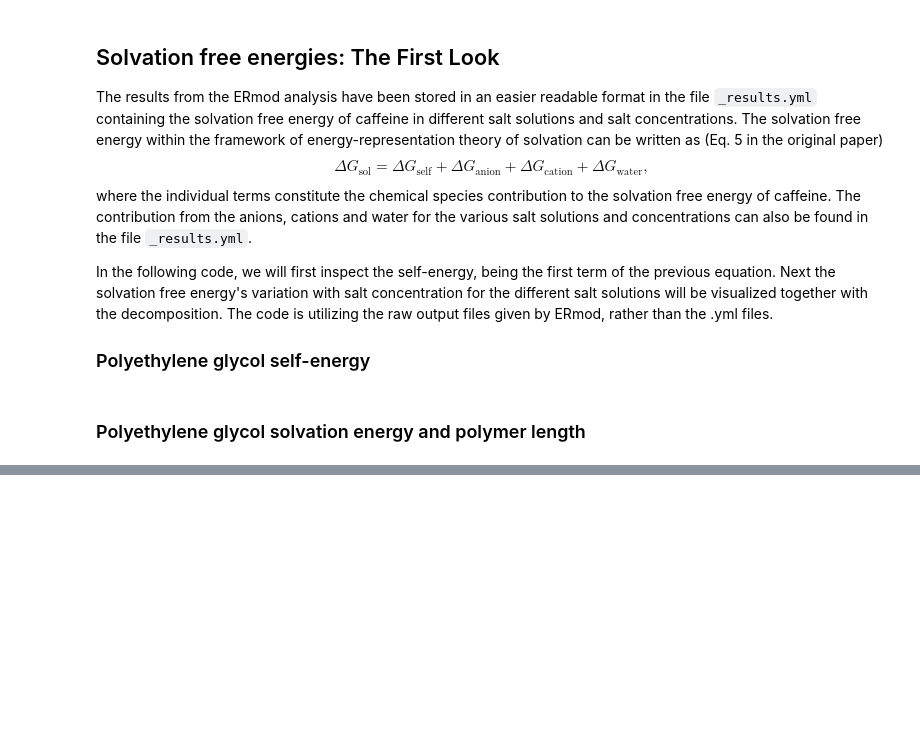
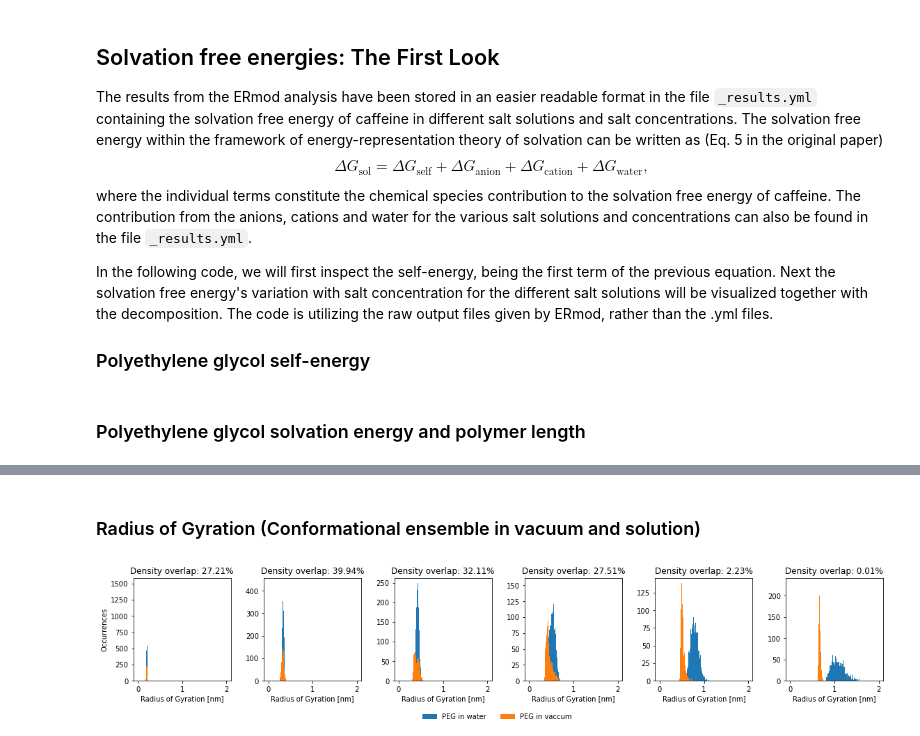
Before and after one commit to SHervoe-Hansen/PEO_solubility_in_NaCl, a Jupyter notebook: Analysis.ipynb, the cells around one changed output, grey strips where cells are left out. Cells and saved outputs as stored; diff of their text form; code cells hidden in the pictures; blank space fills up the shorter version.

```diff
--- a/Analysis.ipynb
+++ b/Analysis.ipynb
@@ -352,0 +353,41 @@ FileNotFoundError: [Errno 2] No such file or directory: 'Simulations/PEG6mer/No_
+# %% [markdown]
+### Radius of Gyration (Conformational ensemble in vacuum and solution)
+# %%
+fig, axes = plt.subplots(ncols=len(nmers), figsize=(16,3))
+
+bins = np.arange(0, 2, 0.001)
+
+for i, nmer in enumerate(nmers):
+    mol = pmd.load_file('Simulations/PEG{nmer}mer/Solute/PEG_{nmer}_vacuum.top'.format(nmer=nmer),
+                        xyz='Simulations/PEG{nmer}mer/Solute/PEG_{nmer}_vacuum.pdb'.format(nmer=nmer))
+
+    masses = []
+    for atom in mol.atoms:
+        masses.append(atom.mass)
+
+    traj = md.load_xtc('Simulations/PEG{nmer}mer/No_salt/trajectory_sol.xtc'.format(nmer=nmer),
+                       top='Simulations/PEG{nmer}mer/No_salt/PEG_{nmer}_No_salt_sol.pdb'.format(nmer=nmer))
+    traj.remove_solvent(inplace=True)
+    rg = md.compute_rg(traj, masses=np.array(masses))
+    solvated_density = axes[i].hist(rg, color='C0', bins=bins)
+
+    traj = md.load_xtc('Simulations/PEG{nmer}mer/Solute/trajectory.xtc'.format(nmer=nmer),
+                       top='Simulations/PEG{nmer}mer/Solute/PEG_{nmer}_vacuum.pdb'.format(nmer=nmer))
+    rg = md.compute_rg(traj, masses=np.array(masses))
+    vacuum_density = axes[i].hist(rg, color='C1', bins=bins)
+
+
+    axes[i].set_xlabel('Radius of Gyration [nm]')
+    shared_density = np.sum(np.minimum(solvated_density[0], vacuum_density[0]))
+    axes[i].set_title('Density overlap: {:.2f}%'.format(shared_density/np.sum(np.maximum(solvated_density[0], vacuum_density[0]))*100))
+
+axes[0].set_ylabel('Occurrences')
+c0 = mpatches.Patch(color='C0', label='PEG in water')
+c1 = mpatches.Patch(color='C1', label='PEG in vaccum')
+lgd = fig.legend(handles=[c0, c1], loc='lower center', ncol=2, frameon=False, bbox_to_anchor=(0.5, -0.05))
+fig.subplots_adjust(bottom=0.25)
+
+fig.tight_layout()
+fig.savefig('Figures/Rg_Soln_Vacuum_ensemble.pdf', bbox_extra_artists=(lgd,), bbox_inches='tight')
+# %% [output]
+[figure, added]
```
Also changed, not shown: parts of 4 cells of this notebook, 5 other files.
